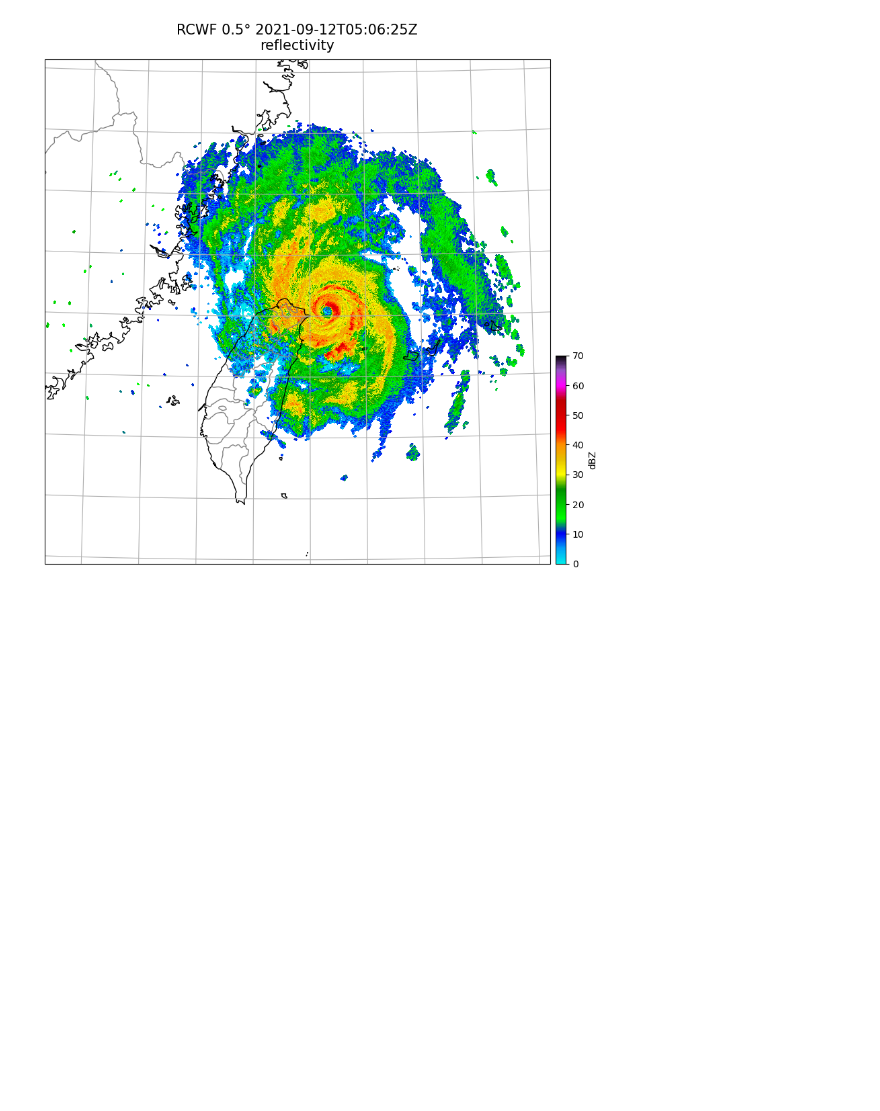
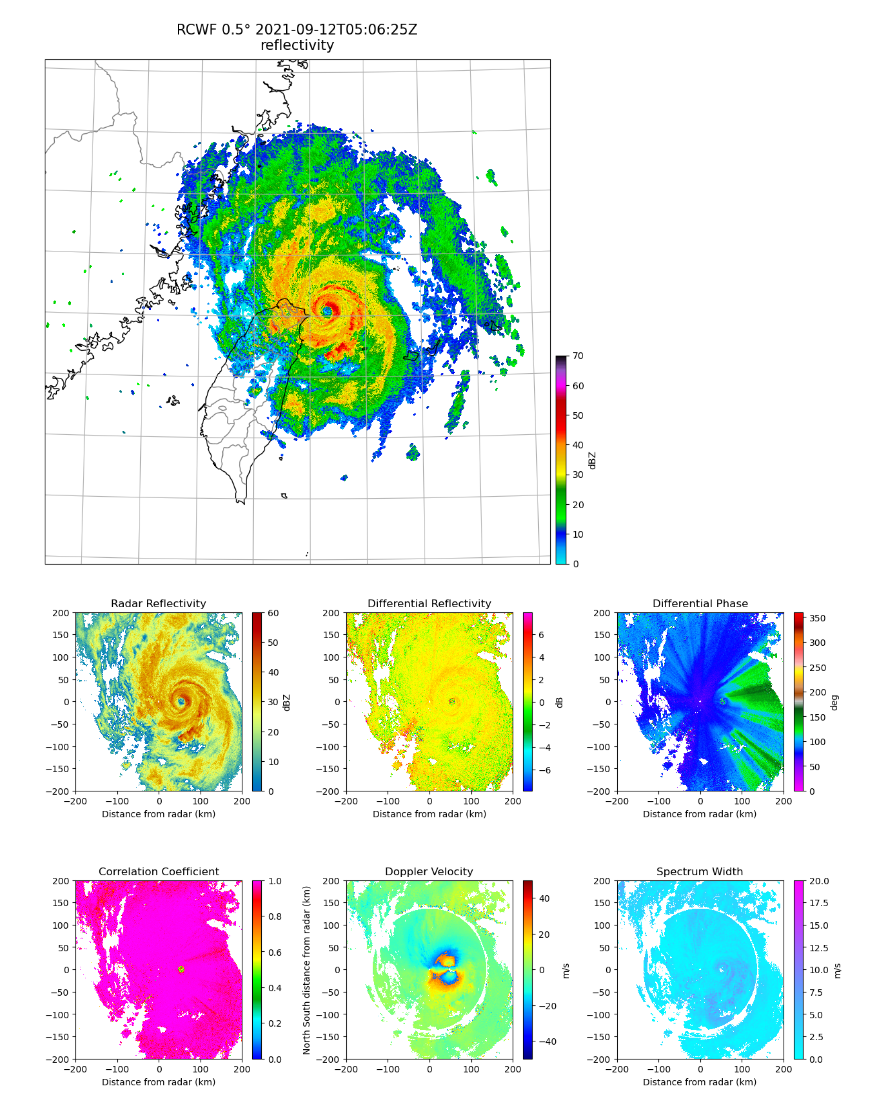
Before and after one commit to tsubakih07/pyart_lecture, a Jupyter notebook: pyart_training/pyart_practice.ipynb, the cells around one changed output. Saved outputs shown, nothing was run; the diff lists cells and outputs as text; code cells hidden in the pictures; blank space fills up the shorter version.

```diff
--- a/pyart_training/pyart_practice.ipynb
+++ b/pyart_training/pyart_practice.ipynb
@@ -161,3 +187,65 @@ plt.title(title_text, fontsize=15, pad=10)
 plt.show()
 # %% [output]
 [figure]
+# %%
+# plot several variable together
+sweep_number = 0
+# start plotting
+fig = plt.figure(figsize=(15, 9))
+# set maximum range to plot
+rmax = 200
+
+# display without map
+display = pyart.graph.RadarDisplay(radar_data)
+
+# plot polarimetric variables together
+ax = fig.add_subplot(231)
+display.plot('reflectivity',sweep_number, ax=ax,vmin=0., vmax=60.,
+             title='Radar Reflectivity', colorbar_label='dBZ',
+             axislabels=('Distance from radar (km)', ''))
+            #  projection=map_proj)
+display.set_limits((-rmax, rmax), (-rmax, rmax), ax=ax)
+
+ax = fig.add_subplot(232)
+display.plot('differential_reflectivity',sweep_number, ax=ax,
+             title='Differential Reflectivity', colorbar_label='dB',
+             axislabels=('Distance from radar (km)', ''))
+            #  projection=map_proj)
+display.set_limits((-rmax, rmax), (-rmax, rmax), ax=ax)
+
+ax = fig.add_subplot(233)
+display.plot('differential_phase',sweep_number, ax=ax,
+             title='Differential Phase', colorbar_label='deg',
+             axislabels=('Distance from radar (km)', ''))
+display.set_limits((-rmax, rmax), (-rmax, rmax), ax=ax)
+
+ax = fig.add_subplot(234)
+display.plot('cross_correlation_ratio',sweep_number, ax=ax,
+             title='Correlation Coefficient', colorbar_label='',
+             axislabels=('Distance from radar (km)', ''))
+            #  projection=map_proj)
+display.set_limits((-rmax, rmax), (-rmax, rmax), ax=ax)
+
+
+# Doppler mode plot
+if sweep_number <5:
+    sweep_number+1
+
+ax = fig.add_subplot(235)
+display.plot('velocity', sweep_number, ax=ax, title='Doppler Velocity',
+             colorbar_label='m/s',vmin=-50., vmax=50.,cmap='jet',
+             axislabels=('', 'North South distance from radar (km)'))
+            #  projection=map_proj)
+display.set_limits((-rmax, rmax), (-rmax, rmax), ax=ax)
+
+ax = fig.add_subplot(236)
+display.plot('spectrum_width',sweep_number, ax=ax,vmin=0., vmax=20.,
+             title='Spectrum Width', colorbar_label='m/s',cmap='cool',
+             axislabels=('Distance from radar (km)', ''))
+            #  projection=map_proj)
+display.set_limits((-rmax, rmax), (-rmax, rmax), ax=ax)
+
+# adjust space between plots
+plt.subplots_adjust(wspace=0.3, hspace=0.5)
+# %% [output]
+[figure, added]
```
Also changed, not shown: parts of 9 cells of this notebook.
